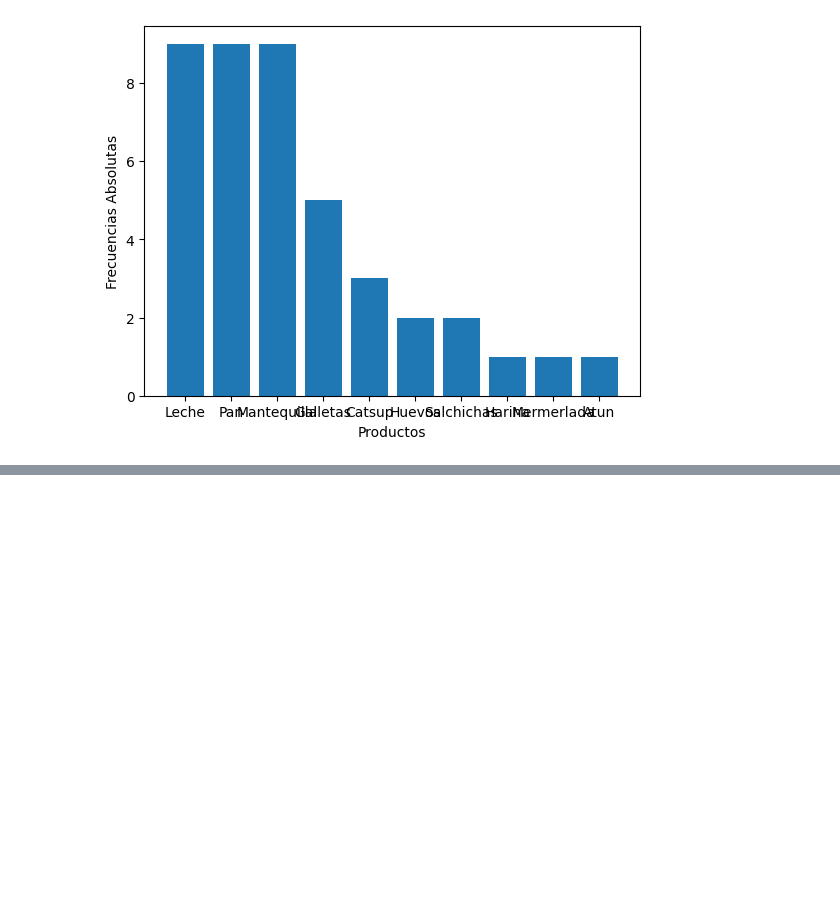
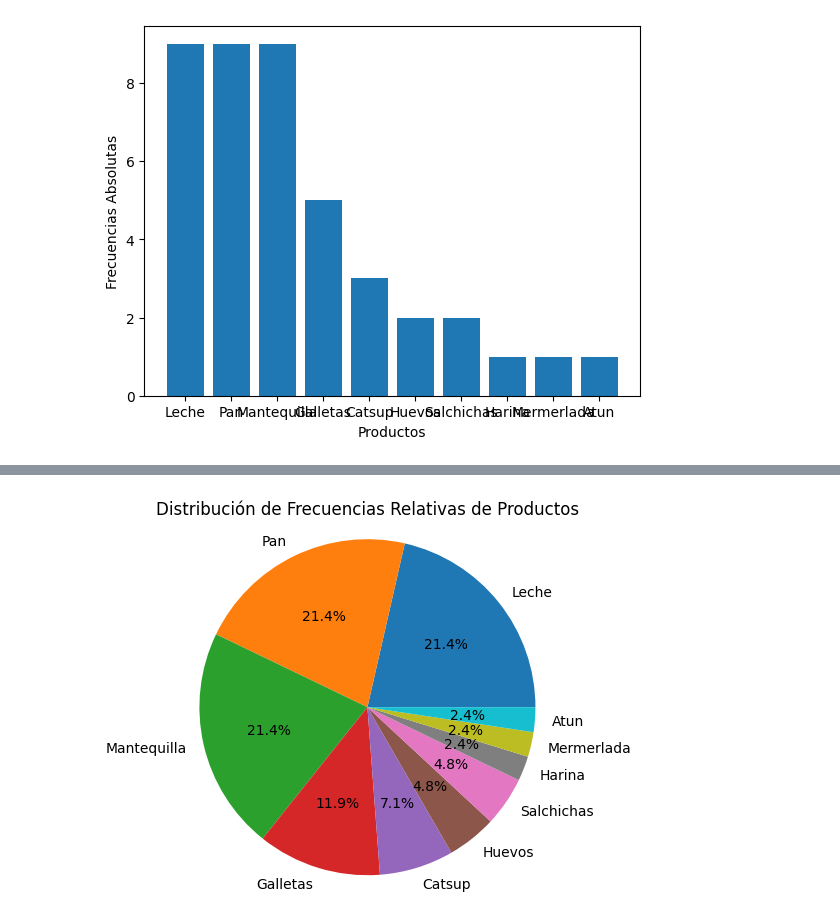
Before and after one commit to FelipeHenao9/ProyectoCollabTelematica, a Jupyter notebook: PruebaTelematica.ipynb, the cells around one changed output, grey strips where cells are left out. Saved outputs shown, nothing was run; the diff lists cells and outputs as text; code cells hidden in the pictures; blank space fills up the shorter version.

```diff
--- a/PruebaTelematica.ipynb
+++ b/PruebaTelematica.ipynb
@@ -166,0 +167,22 @@ NameError: name 'frec_df' is not defined
+# %%
+import matplotlib.pyplot as plt
+
+# Datos para el gráfico circular
+productos = frec_df.index
+frecuencias_relativas = frec_df['Frec_rel_%']
+
+# Crear el gráfico circular
+plt.pie(frecuencias_relativas, labels=productos, autopct='%1.1f%%')
+
+# Añadir un título
+plt.title('Distribución de Frecuencias Relativas de Productos')
+
+# Asegurar que el círculo sea un círculo perfecto
+plt.axis('equal')
+
+# Mostrar el gráfico
+plt.show()
+productos = frec_df.index
+frecuencias_relativas = frec_df['Frec_rel_%']
+# %% [output]
+[figure, added]
```
Also changed, not shown: parts of 1 cell of this notebook.
